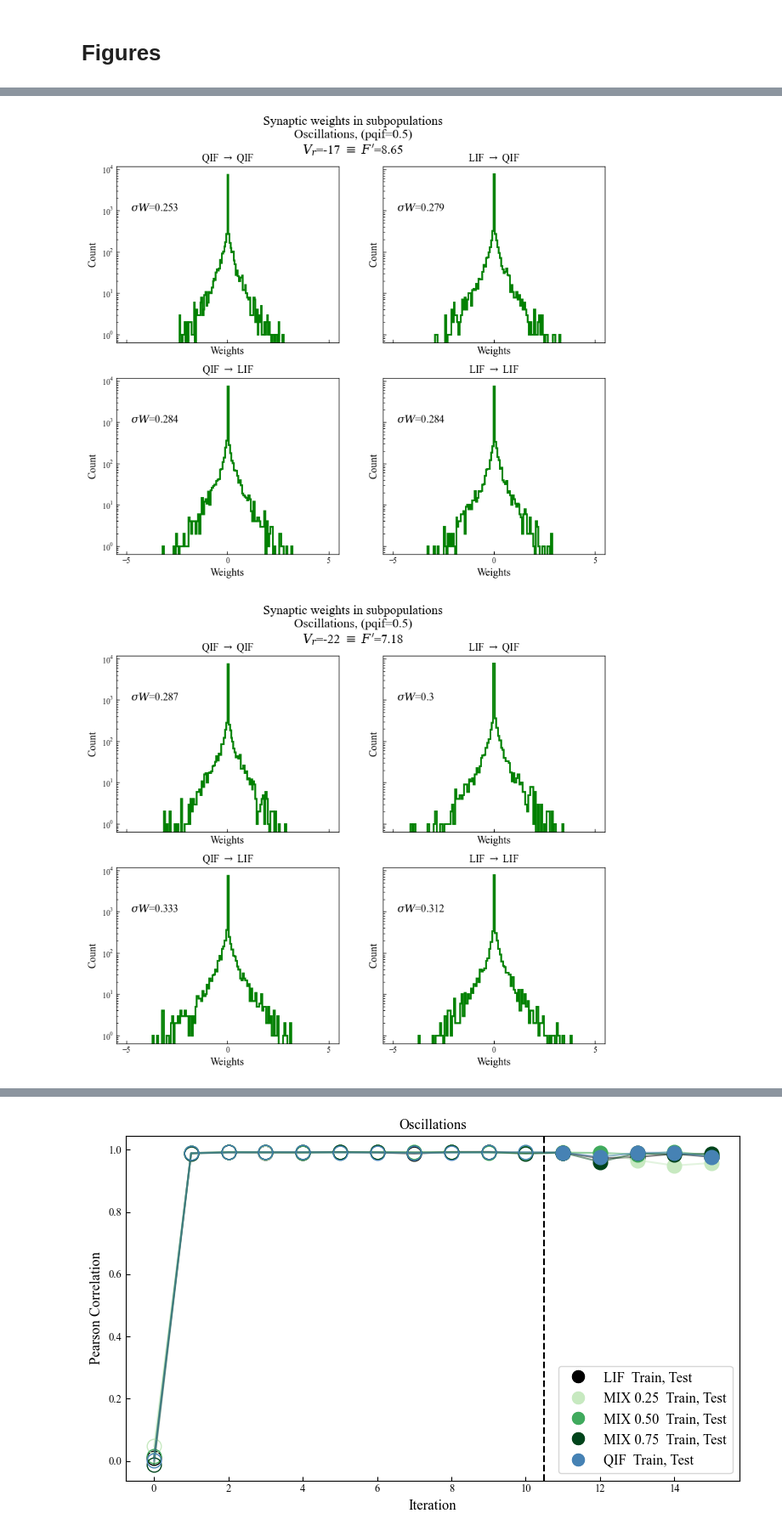
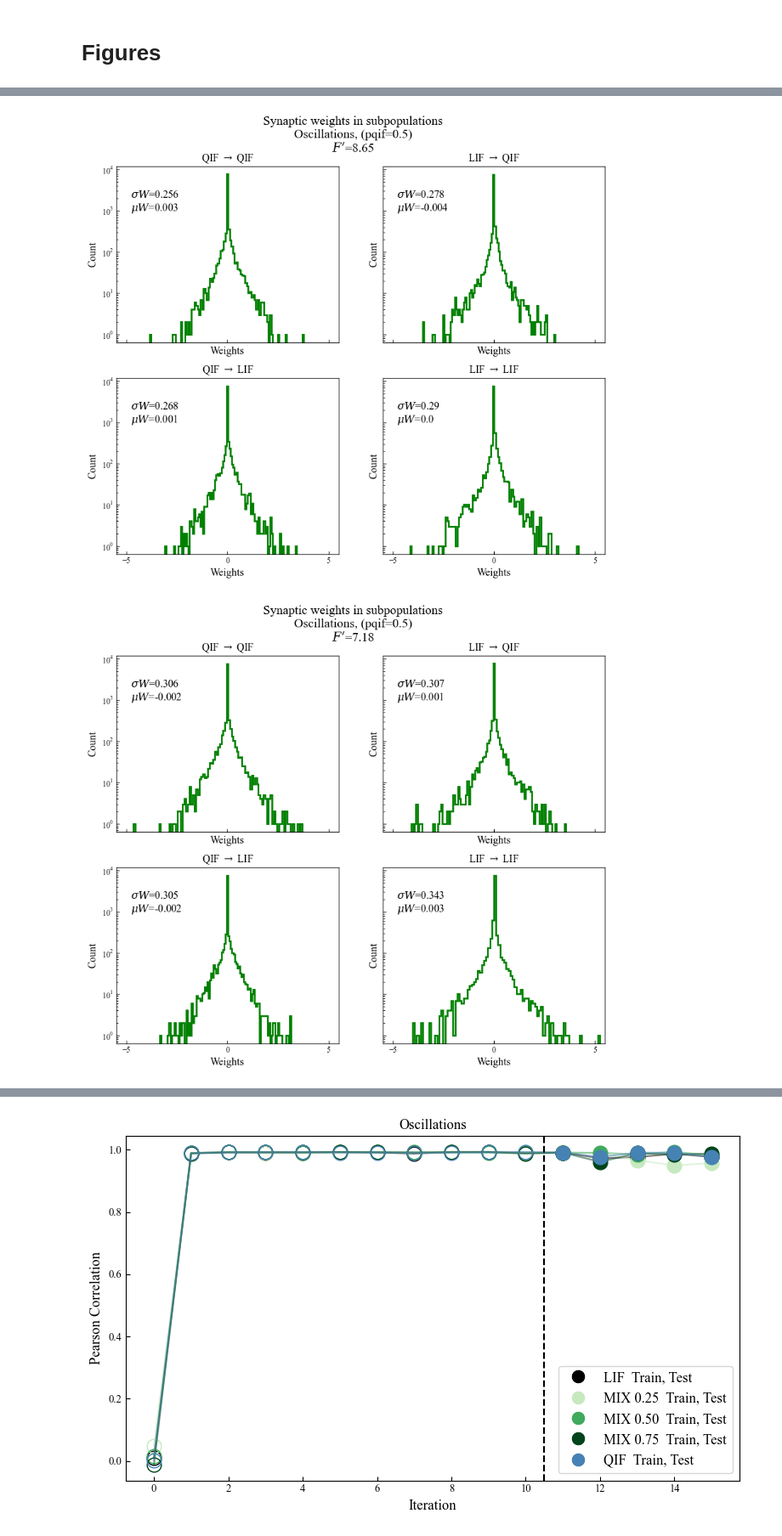
Before and after one commit to acevedomartina/HeterogeneousRNNs, a Jupyter notebook: learning/final_plots.ipynb, the cells around one changed output, grey strips where cells are left out. Shown at 85% size. Cells and saved outputs as stored; diff of their text form; code cells hidden in the pictures.

```diff
--- a/learning/final_plots.ipynb
+++ b/learning/final_plots.ipynb
@@ -445,7 +429,7 @@ pqif_homogenous = [0, 1]
 
 dynamics = ['oscillations', 'sequences']
 # dynamics = ['oscillations']
-seed_number = [i for i in range(0, 5)]
+seed_number = [i for i in range(0, 50)]
 
 columns = ['std']
 
@@ -499,7 +483,16 @@ for dyn in dynamics:
                 label = f"$F'$={f}"
 
 
-            ax.errorbar(x, y, yerr, fmt='o-', capsize=5, color=color_map_vrest[vr], label=label)
+            ########## For formatting purposes, I plot double to allow connecting lines to QIF without having errorbars on top of eachother for QIF specifically ##########
+
+            no_qif_x = x[:-1]
+            no_qif_y = y[:-1]
+            no_qif_yerr = yerr[:-1]
+
+            ax.plot(x, y, linestyle='-', color=color_map_vrest[vr], label=None)
+            ax.errorbar(no_qif_x, no_qif_y, no_qif_yerr, fmt='o', capsize=5, markersize=6, color=color_map_vrest[vr], label=label)
+
+            # ax.errorbar(x, y, yerr, fmt='o-', capsize=5, color=color_map_vrest[vr], label=label)  # original
 
 
             ########## Title and tick labels ##########
@@ -521,7 +514,7 @@ for dyn in dynamics:
         yerr_qif = df_filtered_qif[c].std()  # y-error
         x_qif = 1  # x
 
-        ax.errorbar(x_qif, y_qif, yerr_qif, fmt='o-', capsize=5, color='steelblue', label=f"QIF\n$F'$={slope_qif}")
+        ax.errorbar(x_qif, y_qif, yerr_qif, fmt='o', markersize=6, capsize=5, color='steelblue', label=f"QIF\n$F'$={slope_qif}")
 
         ax.set_title(title)
         ax.set_xlabel(xlabel)
@@ -552,7 +545,7 @@ pqif_homogenous = [0, 1]
 
 dynamics = ['oscillations', 'sequences']
 # dynamics = ['oscillations']
-seed_number = [i for i in range(0, 5)]
+seed_number = [i for i in range(0, 50)]
 
 columns = ['mean']
 
@@ -611,7 +604,16 @@ for dyn in dynamics:
                 label = None
 
 
-            ax.errorbar(x, y, yerr, fmt='o-', capsize=5, color=color_map_vrest[vr], label=label)
+            ########## For formatting purposes, I plot double to allow connecting lines to QIF without having errorbars on top of eachother for QIF specifically ##########
+
+            no_qif_x = x[:-1]
+            no_qif_y = y[:-1]
+            no_qif_yerr = yerr[:-1]
+
+
+            # ax.errorbar(x, y, yerr, fmt='o', capsize=5, color=color_map_vrest[vr], label=label)
+            ax.errorbar(no_qif_x, no_qif_y, no_qif_yerr, fmt='o', capsize=5, color=color_map_vrest[vr], label=label)
+            ax.plot(x, y, linestyle='-', color=color_map_vrest[vr], label=None)
 
 
         ########## Title and tick labels ##########
@@ -639,7 +641,7 @@ for dyn in dynamics:
             label = None
 
 
-        ax.errorbar(x_qif, y_qif, yerr_qif, fmt='o-', capsize=5, color='steelblue', label=label)
+        ax.errorbar(x_qif, y_qif, yerr_qif, fmt='o', capsize=5, color='steelblue', label=label)
 
     ax.set_title(title)
     ax.set_xlabel(xlabel)
@@ -649,5 +651,7 @@ for dyn in dynamics:
 
 
 plt.legend()
-plt.show()
+# plt.show()
+
+## Need both dynamics to be run, TODO
 # %% [output]
@@ -701,7 +706,7 @@ for dyn in dynamics:
             for seed in seed_number:
                 # Loop through simulations of pqif across seeds
 
-                fig.suptitle(f"Synaptic weights in subpopulations\n{dyn.capitalize()}, (pqif={pqif})\n$V_r$={vr} $\equiv$ $F'$={f}")
+                fig.suptitle(f"Synaptic weights in subpopulations\n{dyn.capitalize()}, (pqif={pqif})\n$F'$={f}")
 
                 dataframe_title = f'{dyn}\simulation_{sim}\simulation_{sim}_connectivity_matrix\simulation_{sim}_connectivity_pqif_{pqif}_iloop_11_seed_{seed}' # load dataframe
 
@@ -740,12 +745,14 @@ for dyn in dynamics:
 
             sd = np.std(data)
             sd_rounded = np.round(sd, decimals=3)
+            mean = np.mean(data)
+            mean_rounded = np.round(mean, decimals=3)
 
             ticks = [-5, 0, 5]
 
             ax.hist(data, bins=100, log=True, histtype='step', linewidth=2, color='green')
             ax.set_title(title)
-            ax.text(-4.8, 10**3, f"$\sigma$$W$={sd_rounded}")
+            ax.text(-4.8, 10**3, f"$\sigma$$W$={sd_rounded}\n$\mu$$W$={mean_rounded}")
             ax.set_xlabel('Weights')
             ax.set_xlim(-5.5, 5.5)
             ax.set_xticks(ticks)
@@ -757,2 +764,2 @@ for dyn in dynamics:
-[figure, old version]
+[figure, new version]
-[figure, old version]
+[figure, new version]
```
Also changed, not shown: parts of 13 cells of this notebook, 2 other files.
